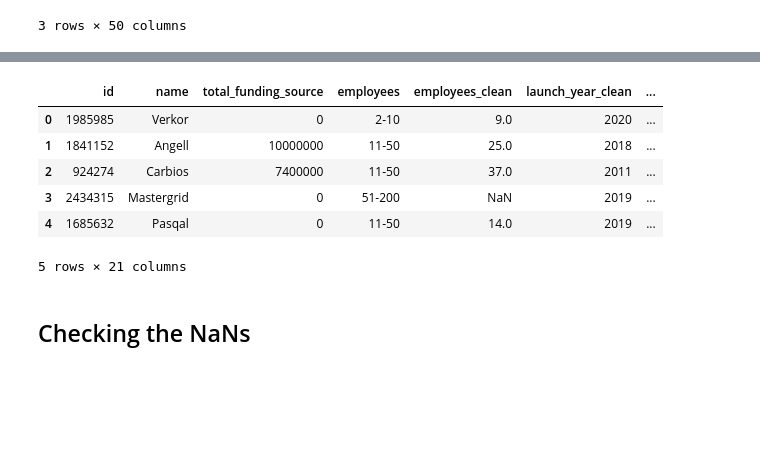
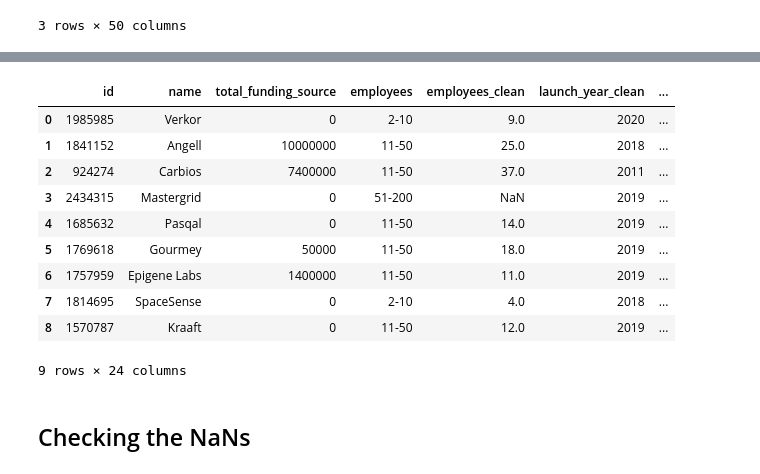
Before and after one commit to CoincoinNico/bpifrance_deeptech_analysis, a Jupyter notebook: documentation/Evaluating_new_companies.ipynb, the cells around one changed output, grey strips where cells are left out. Saved outputs shown, nothing was run; the diff lists cells and outputs as text; code cells hidden in the pictures; blank space fills up the shorter version.

```diff
--- a/documentation/Evaluating_new_companies.ipynb
+++ b/documentation/Evaluating_new_companies.ipynb
@@ -89,8 +91,9 @@ df = pd.read_csv("../bpideep/rawdata/demo_data.csv")
 # %%
 new_data = df[["id", "name", "total_funding_source", "employees",
                "employees_latest", "launch_year", "growth_stage",
-               "linkedin_url", "industries", "investors"]].copy()
+               "linkedin_url", "industries", "investors", "team"]].copy()
 new_data.head(2)
+### 'team' is kept in order to get phds for part 3.4 where we create 1 feature with all phds from dealroom and LinkedIN
 # %% [output]
 |  | id | name | total_funding_source | employees | employees_latest | launch_year | growth_stage | ... |
 | 0 | 1985985 | Verkor | 0 | 2-10 | 9.0 | 2020 | seed | ... |
@@ -322,15 +371,20 @@ NameError: name 'new_data' is not defined
-# %%
-final['no_linkedin_data'] = final['technical'].map(lambda x: 0 if x>0 else 1)
+# %%
+final.drop(columns=['team'], inplace=True)
+#Remove 'team' after it was used to update phds.
 # %%
-final.head()
+final
 # %% [output]
 |  | id | name | total_funding_source | employees | employees_clean | launch_year_clean | ... |
 | 0 | 1985985 | Verkor | 0 | 2-10 | 9.0 | 2020 | ... |
 | 1 | 1841152 | Angell | 10000000 | 11-50 | 25.0 | 2018 | ... |
 | 2 | 924274 | Carbios | 7400000 | 11-50 | 37.0 | 2011 | ... |
 | 3 | 2434315 | Mastergrid | 0 | 51-200 | NaN | 2019 | ... |
 | 4 | 1685632 | Pasqal | 0 | 11-50 | 14.0 | 2019 | ... |
+| 5 | 1769618 | Gourmey | 50000 | 11-50 | 18.0 | 2019 | ... |
+| 6 | 1757959 | Epigene Labs | 1400000 | 11-50 | 11.0 | 2019 | ... |
+| 7 | 1814695 | SpaceSense | 0 | 2-10 | 4.0 | 2018 | ... |
+| 8 | 1570787 | Kraaft | 0 | 11-50 | 12.0 | 2019 | ... |
-5 rows × 21 columns
+9 rows × 24 columns
 # %% [markdown]
 ## Checking the NaNs
 # %%
```
Also changed, not shown: parts of 8 cells of this notebook.
